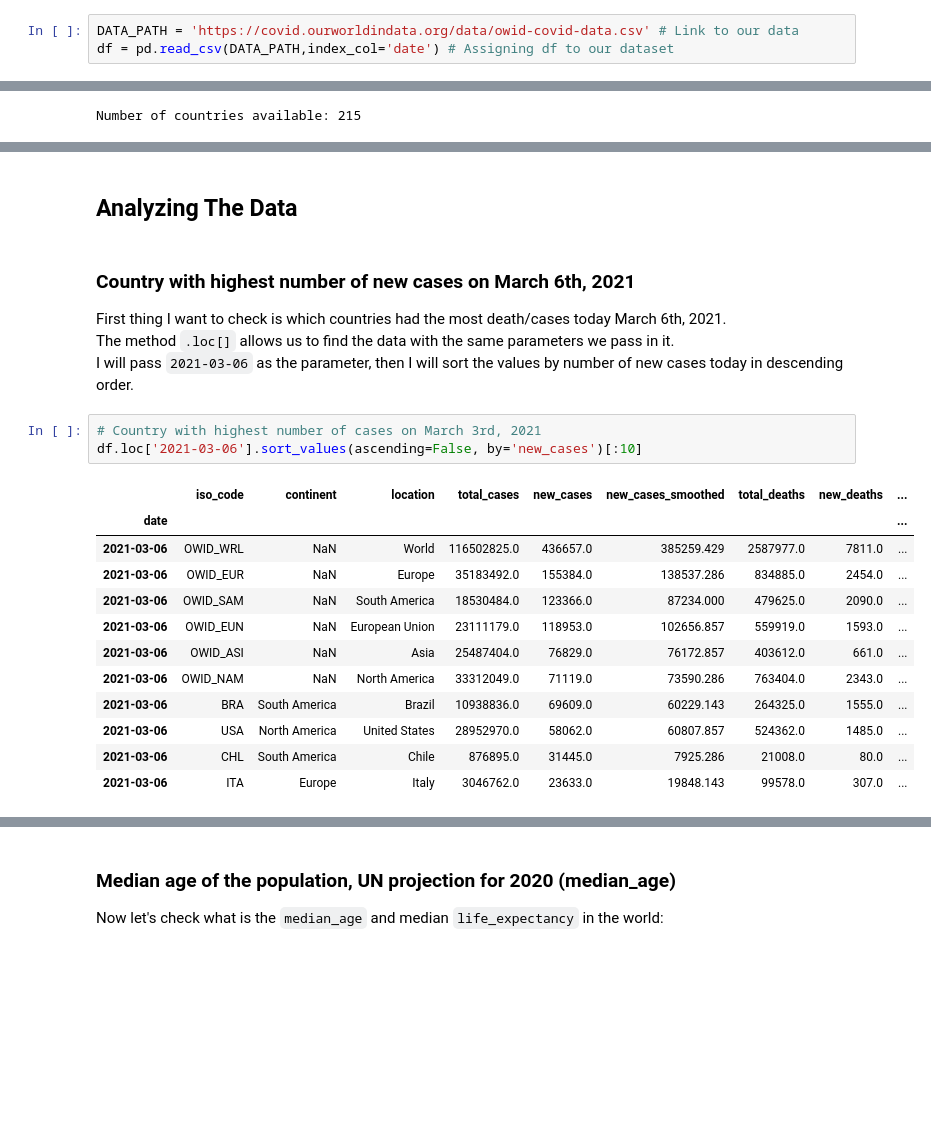
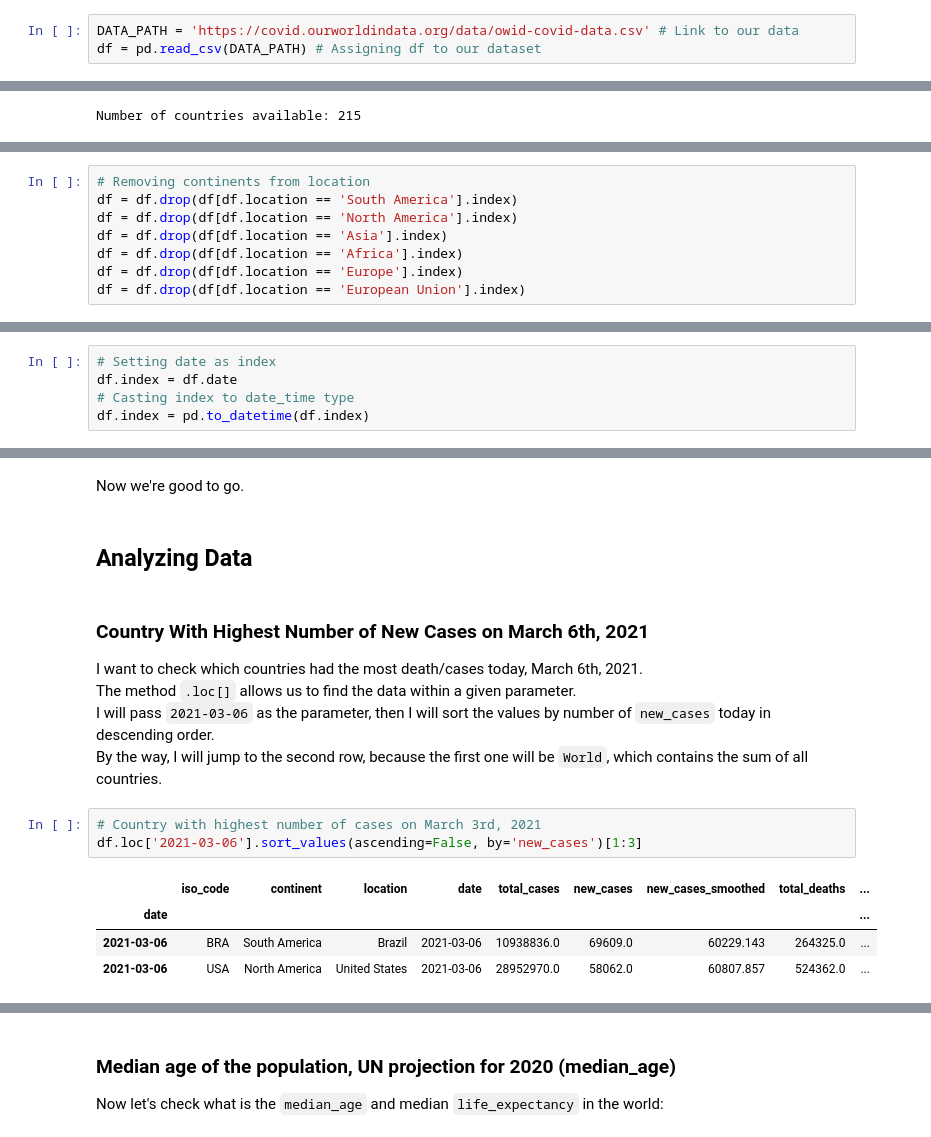
Before and after one commit to vinny380/Covid-19-data-analysis, a Jupyter notebook: Covid_19_Data_Analysis.ipynb, the cells around one changed output, grey strips where cells are left out. Drawn from its saved outputs; the diff is of its cells as text; blank space fills up the shorter version.

```diff
--- a/Covid_19_Data_Analysis.ipynb
+++ b/Covid_19_Data_Analysis.ipynb
@@ -45,6 +45,6 @@ Now I'll assign our dataser to ``df``, and also use the column ``date`` as our i
 # %%
 DATA_PATH = 'https://covid.ourworldindata.org/data/owid-covid-data.csv' # Link to our data
-df = pd.read_csv(DATA_PATH,index_col='date') # Assigning df to our dataset
+df = pd.read_csv(DATA_PATH) # Assigning df to our dataset
 # %% [markdown]
 There we go!<br>
 As always, let's have a look at our table and try to take any insights from it.<br>
@@ -197,0 +194,8 @@ Keep that in mind.
+# %%
+# Removing continents from location
+df = df.drop(df[df.location == 'South America'].index)
+df = df.drop(df[df.location == 'North America'].index)
+df = df.drop(df[df.location == 'Asia'].index)
+df = df.drop(df[df.location == 'Africa'].index)
+df = df.drop(df[df.location == 'Europe'].index)
+df = df.drop(df[df.location == 'European Union'].index)
@@ -197,0 +205,5 @@ Keep that in mind.
+# %%
+# Setting date as index
+df.index = df.date
+# Casting index to date_time type
+df.index = pd.to_datetime(df.index)
@@ -198,24 +219,19 @@ Keep that in mind.
+# %% [markdown]
+Now we're good to go.
 # %% [markdown]
-## **Analyzing The Data**
+## **Analyzing Data**
 # %% [markdown]
-### **Country with highest number of new cases on March 6th, 2021**
-First thing I want to check is which countries had the most death/cases today March 6th, 2021.<br>
-The method ``.loc[]`` allows us to find the data with the same parameters we pass in it.<br>
-I will pass ``2021-03-06`` as the parameter, then I will sort the values by number of new cases today in descending order.
+### **Country With Highest Number of New Cases on March 6th, 2021**
+I want to check which countries had the most death/cases today, March 6th, 2021.<br>
+The method ``.loc[]`` allows us to find the data within a given parameter.<br>
+I will pass ``2021-03-06`` as the parameter, then I will sort the values by number of ``new_cases`` today in descending order.<br>
+By the way, I will jump to the second row, because the first one will be ``World``, which contains the sum of all countries.
 # %%
 # Country with highest number of cases on March 3rd, 2021
-df.loc['2021-03-06'].sort_values(ascending=False, by='new_cases')[:10]
+df.loc['2021-03-06'].sort_values(ascending=False, by='new_cases')[1:3]
 # %% [output]
-|  | iso_code | continent | location | total_cases | new_cases | new_cases_smoothed | total_deaths | new_deaths | ... |
+|  | iso_code | continent | location | date | total_cases | new_cases | new_cases_smoothed | total_deaths | ... |
 | date |  |  |  |  |  |  |  |  | ... |
-| 2021-03-06 | OWID_WRL | NaN | World | 116502825.0 | 436657.0 | 385259.429 | 2587977.0 | 7811.0 | ... |
-| 2021-03-06 | OWID_EUR | NaN | Europe | 35183492.0 | 155384.0 | 138537.286 | 834885.0 | 2454.0 | ... |
-| 2021-03-06 | OWID_SAM | NaN | South America | 18530484.0 | 123366.0 | 87234.000 | 479625.0 | 2090.0 | ... |
-| 2021-03-06 | OWID_EUN | NaN | European Union | 23111179.0 | 118953.0 | 102656.857 | 559919.0 | 1593.0 | ... |
-| 2021-03-06 | OWID_ASI | NaN | Asia | 25487404.0 | 76829.0 | 76172.857 | 403612.0 | 661.0 | ... |
-| 2021-03-06 | OWID_NAM | NaN | North America | 33312049.0 | 71119.0 | 73590.286 | 763404.0 | 2343.0 | ... |
-| 2021-03-06 | BRA | South America | Brazil | 10938836.0 | 69609.0 | 60229.143 | 264325.0 | 1555.0 | ... |
-| 2021-03-06 | USA | North America | United States | 28952970.0 | 58062.0 | 60807.857 | 524362.0 | 1485.0 | ... |
-| 2021-03-06 | CHL | South America | Chile | 876895.0 | 31445.0 | 7925.286 | 21008.0 | 80.0 | ... |
-| 2021-03-06 | ITA | Europe | Italy | 3046762.0 | 23633.0 | 19848.143 | 99578.0 | 307.0 | ... |
+| 2021-03-06 | BRA | South America | Brazil | 2021-03-06 | 10938836.0 | 69609.0 | 60229.143 | 264325.0 | ... |
+| 2021-03-06 | USA | North America | United States | 2021-03-06 | 28952970.0 | 58062.0 | 60807.857 | 524362.0 | ... |
 # %% [markdown]
```
Also changed, not shown: parts of 53 cells of this notebook.
